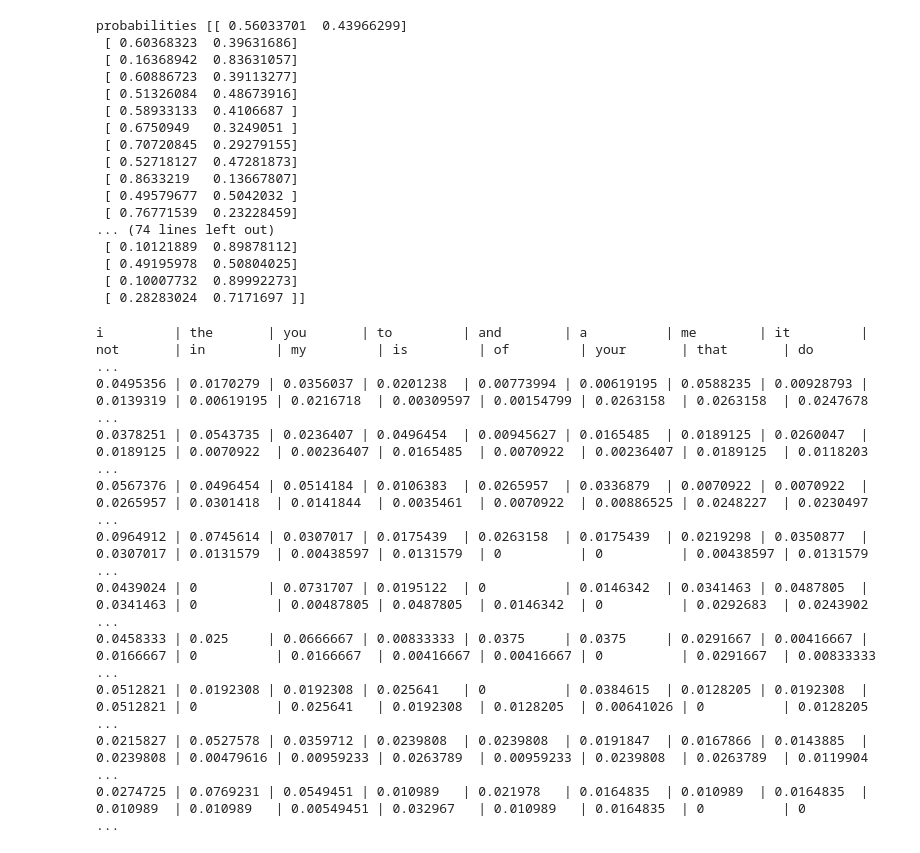
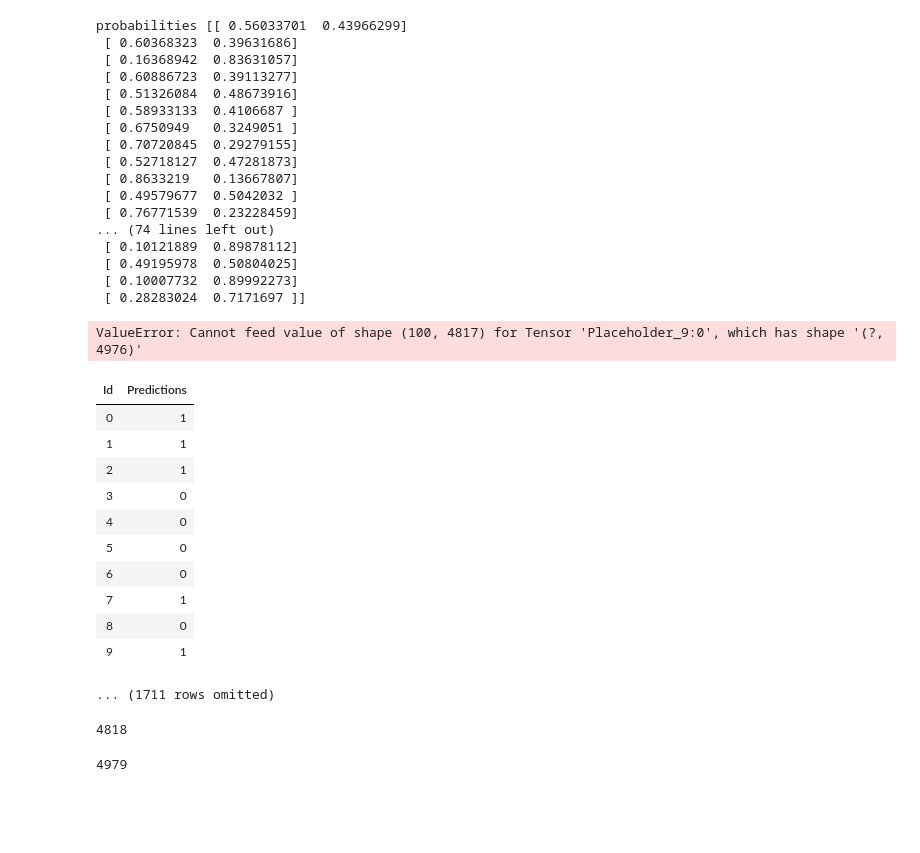
Before and after one commit to lauramsmith/Music-Genre-Classifier, a Jupyter notebook: Song Genres.ipynb, the cells around one changed output. Drawn from its saved outputs; the diff is of its cells as text; code cells hidden in the pictures; blank space fills up the shorter version.

Commit message:
now we have to use lyrics3...

```diff
--- a/Song Genres.ipynb
+++ b/Song Genres.ipynb
@@ -205,16 +204,3 @@ probabilities [[ 0.56033701  0.43966299]
  [ 0.49195978  0.50804025]
  [ 0.10007732  0.89992273]
  [ 0.28283024  0.7171697 ]]
-# %%
-table
-# %% [output]
-i         | the       | you       | to         | and        | a          | me        | it         | not       | in         | my         | is         | of         | your       | that       | do         ...
-0.0495356 | 0.0170279 | 0.0356037 | 0.0201238  | 0.00773994 | 0.00619195 | 0.0588235 | 0.00928793 | 0.0139319 | 0.00619195 | 0.0216718  | 0.00309597 | 0.00154799 | 0.0263158  | 0.0263158  | 0.0247678  ...
-0.0378251 | 0.0543735 | 0.0236407 | 0.0496454  | 0.00945627 | 0.0165485  | 0.0189125 | 0.0260047  | 0.0189125 | 0.0070922  | 0.00236407 | 0.0165485  | 0.0070922  | 0.00236407 | 0.0189125  | 0.0118203  ...
-0.0567376 | 0.0496454 | 0.0514184 | 0.0106383  | 0.0265957  | 0.0336879  | 0.0070922 | 0.0070922  | 0.0265957 | 0.0301418  | 0.0141844  | 0.0035461  | 0.0070922  | 0.00886525 | 0.0248227  | 0.0230497  ...
-0.0964912 | 0.0745614 | 0.0307017 | 0.0175439  | 0.0263158  | 0.0175439  | 0.0219298 | 0.0350877  | 0.0307017 | 0.0131579  | 0.00438597 | 0.0131579  | 0          | 0          | 0.00438597 | 0.0131579  ...
-0.0439024 | 0         | 0.0731707 | 0.0195122  | 0          | 0.0146342  | 0.0341463 | 0.0487805  | 0.0341463 | 0          | 0.00487805 | 0.0487805  | 0.0146342  | 0          | 0.0292683  | 0.0243902  ...
-0.0458333 | 0.025     | 0.0666667 | 0.00833333 | 0.0375     | 0.0375     | 0.0291667 | 0.00416667 | 0.0166667 | 0          | 0.0166667  | 0.00416667 | 0.00416667 | 0          | 0.0291667  | 0.00833333 ...
-0.0512821 | 0.0192308 | 0.0192308 | 0.025641   | 0          | 0.0384615  | 0.0128205 | 0.0192308  | 0.0512821 | 0          | 0.025641   | 0.0192308  | 0.0128205  | 0.00641026 | 0          | 0.0128205  ...
-0.0215827 | 0.0527578 | 0.0359712 | 0.0239808  | 0.0239808  | 0.0191847  | 0.0167866 | 0.0143885  | 0.0239808 | 0.00479616 | 0.00959233 | 0.0263789  | 0.00959233 | 0.0239808  | 0.0263789  | 0.0119904  ...
-0.0274725 | 0.0769231 | 0.0549451 | 0.010989   | 0.021978   | 0.0164835  | 0.010989  | 0.0164835  | 0.010989  | 0.010989   | 0.00549451 | 0.032967   | 0.010989   | 0.0164835  | 0          | 0          ...
@@ -220,0 +225,33 @@ i         | the       | you       | to         | and        | a          | me
+# %%
+holdout_pred = np.array(prediction.eval(feed_dict={x: holdX}, session=sess))
+print(holdout_pred)
+create_competition_submission(holdout_pred, 'submission1.csv')
+# %% [output]
+ValueError: Cannot feed value of shape (100, 4817) for Tensor 'Placeholder_9:0', which has shape '(?, 4976)'
+# %%
+submission = Table().read_table('submission1.csv')
+submission
+# %% [output]
+| Id | Predictions |
+| 0 | 1 |
+| 1 | 1 |
+| 2 | 1 |
+| 3 | 0 |
+| 4 | 0 |
+| 5 | 0 |
+| 6 | 0 |
+| 7 | 1 |
+| 8 | 0 |
+| 9 | 1 |
+... (1711 rows omitted)
+# %%
+holdout.num_columns
+orgHold = Table().read_table('holdout.csv')
+holdout.num_columns
+# %% [output]
+4818
+# %%
+lyrics2 = Table().read_table('lyrics2.csv')
+lyrics2.num_columns
+# %% [output]
+4979
```
Also changed, not shown: parts of 9 cells of this notebook, 5 other files.
